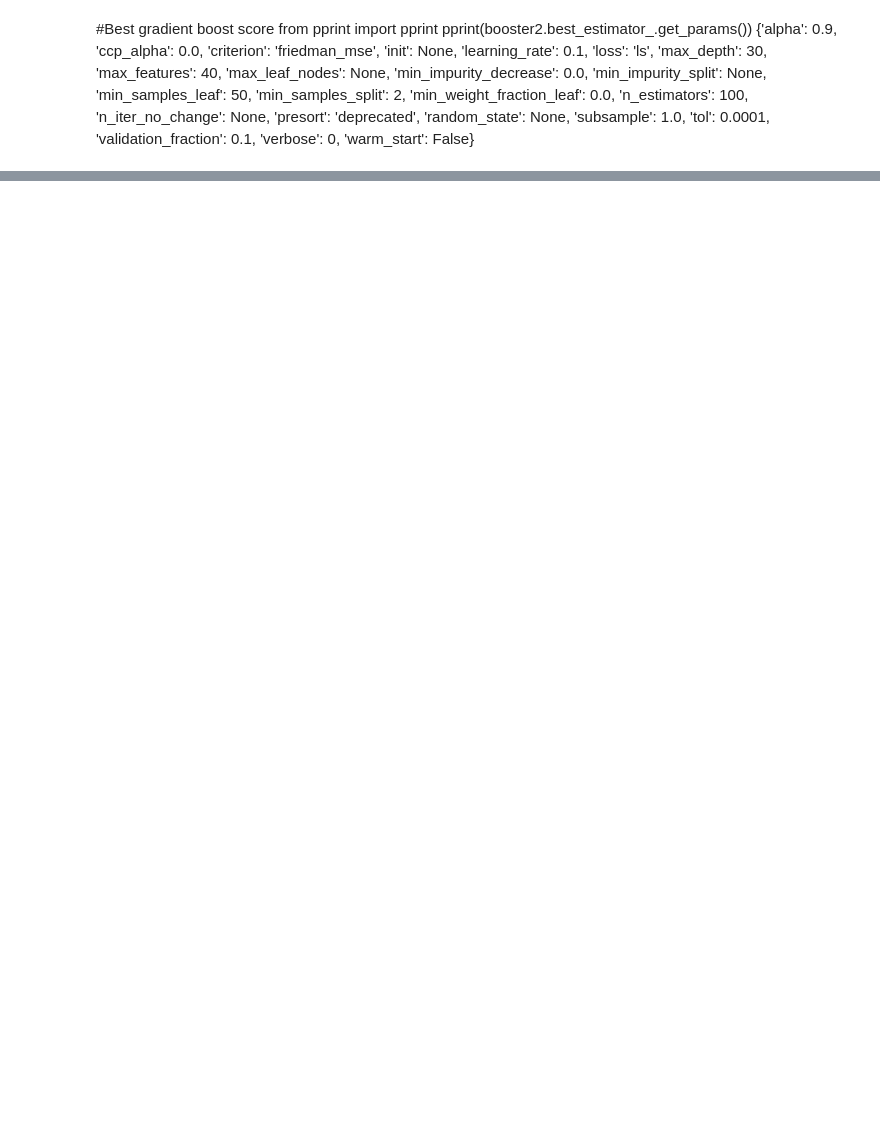
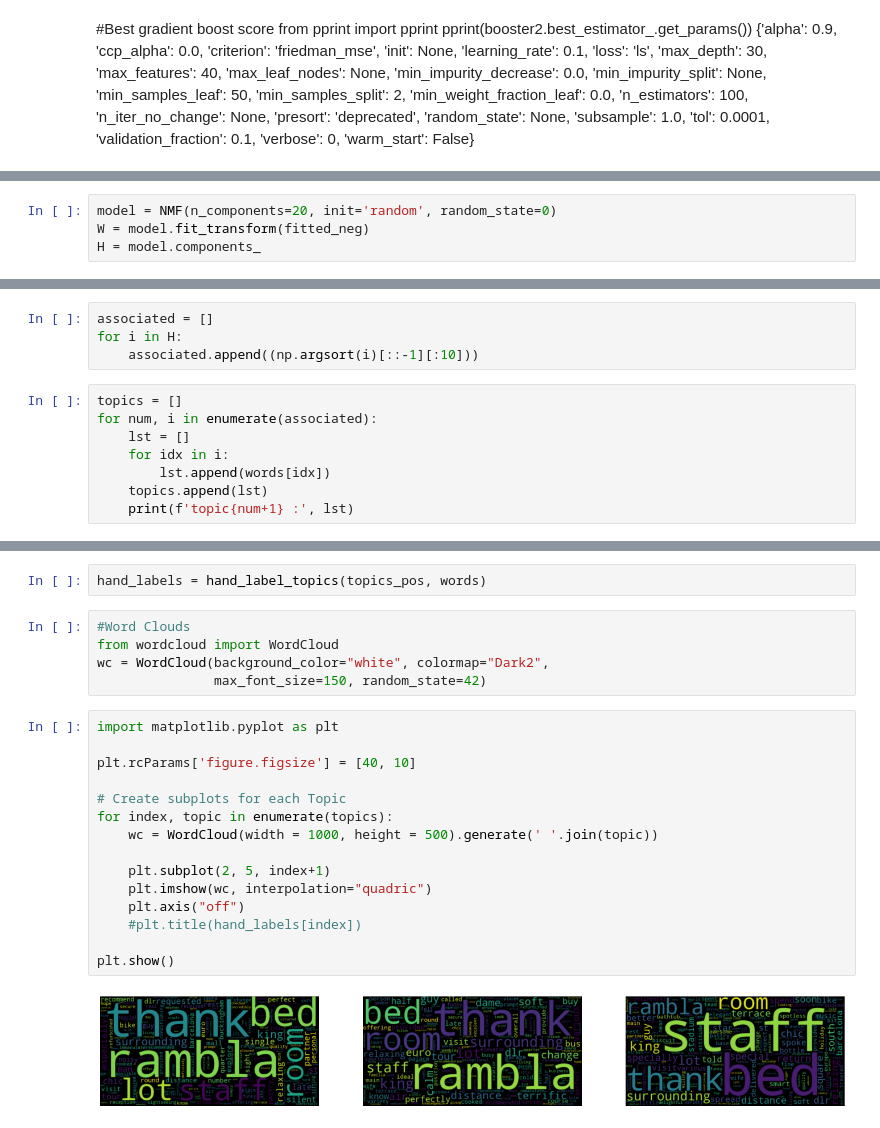
Before and after one commit to slindhult/Hotel-Reviews, a Jupyter notebook: Hotels.ipynb, the cells around one changed output, grey strips where cells are left out. Cells and saved outputs as stored; diff of their text form; blank space fills up the shorter version.

```diff
--- a/Hotels.ipynb
+++ b/Hotels.ipynb
@@ -444,0 +744,4 @@ m
+# %%
+model = NMF(n_components=20, init='random', random_state=0)
+W = model.fit_transform(fitted_neg)
+H = model.components_
@@ -444,0 +750,12 @@ m
+# %%
+associated = []
+for i in H:
+    associated.append((np.argsort(i)[::-1][:10]))
+# %%
+topics = []
+for num, i in enumerate(associated):
+    lst = []
+    for idx in i:
+        lst.append(words[idx])
+    topics.append(lst)
+    print(f'topic{num+1} :', lst)
@@ -444,0 +825,24 @@ m
+# %%
+hand_labels = hand_label_topics(topics_pos, words)
+# %%
+#Word Clouds
+from wordcloud import WordCloud
+wc = WordCloud(background_color="white", colormap="Dark2",
+               max_font_size=150, random_state=42)
+# %%
+import matplotlib.pyplot as plt
+
+plt.rcParams['figure.figsize'] = [40, 10]
+
+# Create subplots for each Topic
+for index, topic in enumerate(topics):
+    wc = WordCloud(width = 1000, height = 500).generate(' '.join(topic))
+
+    plt.subplot(2, 5, index+1)
+    plt.imshow(wc, interpolation="quadric")
+    plt.axis("off")
+    #plt.title(hand_labels[index])
+
+plt.show()
+# %% [output]
+[figure, added]
```
Also changed, not shown: parts of 261 cells of this notebook.
